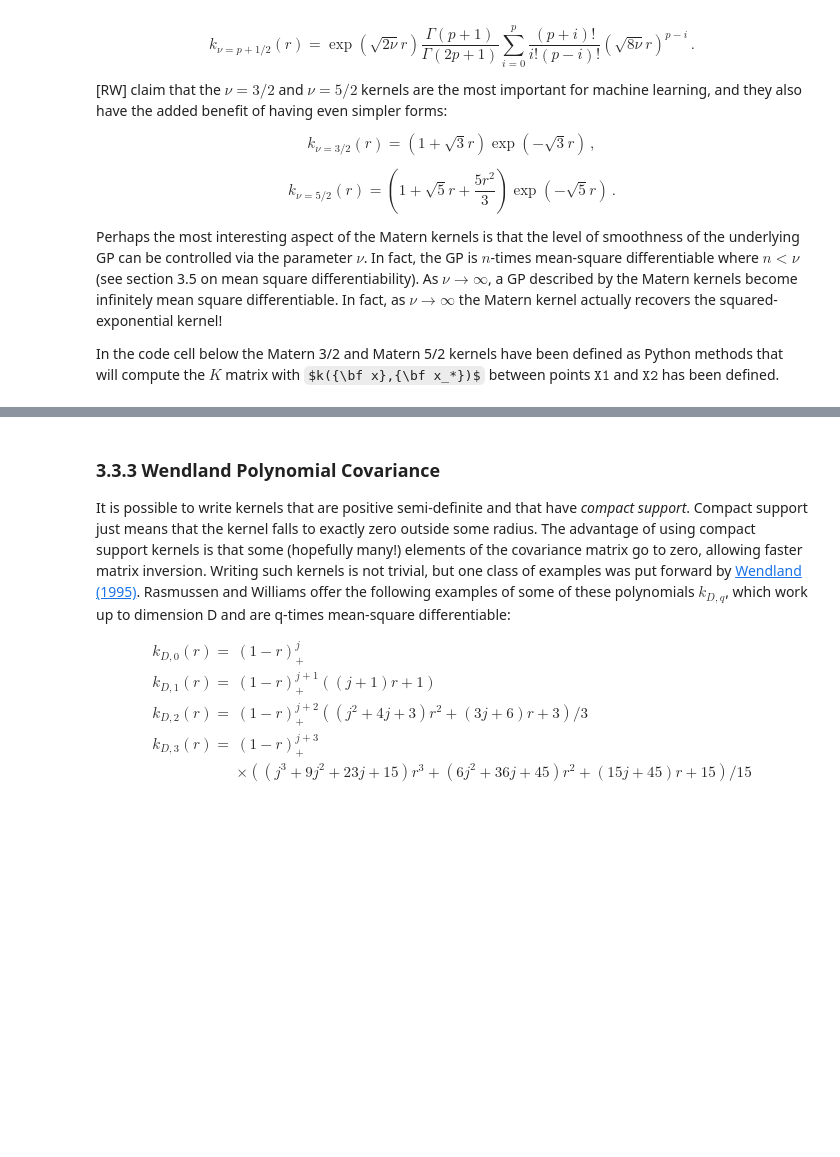
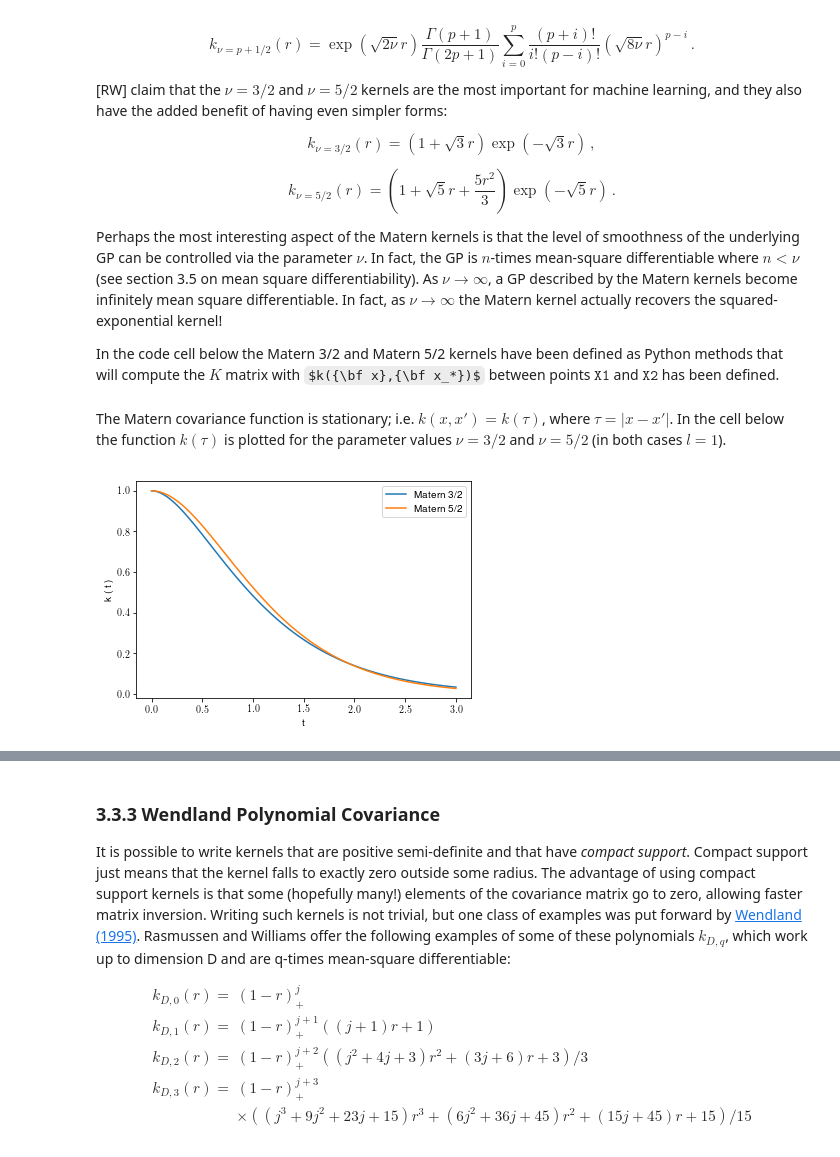
Before and after one commit to stasbabak/GPR_Chris_Zoheyr, a Jupyter notebook: dev/LectureNotes.ipynb, the cells around one changed output, grey strips where cells are left out. Drawn from its saved outputs; the diff is of its cells as text; code cells hidden in the pictures; some formulas as TeX source; blank space fills up the shorter version.

```diff
--- a/dev/LectureNotes.ipynb
+++ b/dev/LectureNotes.ipynb
@@ -554,3 +592,22 @@ def Matern52 ( X1 , X2 , scale=1.0 , metric=None ):
             except FloatingPointError:
                 K[i,j]=0.
     return K
+# %% [markdown]
+The Matern covariance function is stationary; i.e. $k(x,x')=k(\tau)$, where $\tau=|x-x'|$. In the cell below the function $k(\tau)$ is plotted for the parameter values $\nu=3/2$ and $\nu=5/2$ (in both cases $l=1$).
+# %%
+x_values = np.linspace(0,3,100)
+
+X1 = np.array ( [ [x] for x in x_values ] )
+X2 = np.array ( [ [0] for i in range(len(X1)) ])
+
+y1_values = Matern32 ( X1 , X2 , scale=1.0 , metric=None )[:,0]
+y2_values = Matern52 ( X1 , X2 , scale=1.0 , metric=None )[:,0]
+
+plt.plot ( x_values , y1_values , label='Matern 3/2' )
+plt.plot ( x_values , y2_values , label='Matern 5/2' )
+plt.xlabel ( "t" )
+plt.ylabel ( "k ( t )" )
+plt.legend()
+plt.show()
+# %% [output]
+[figure, added]
```
Also changed, not shown: parts of 20 cells of this notebook.
